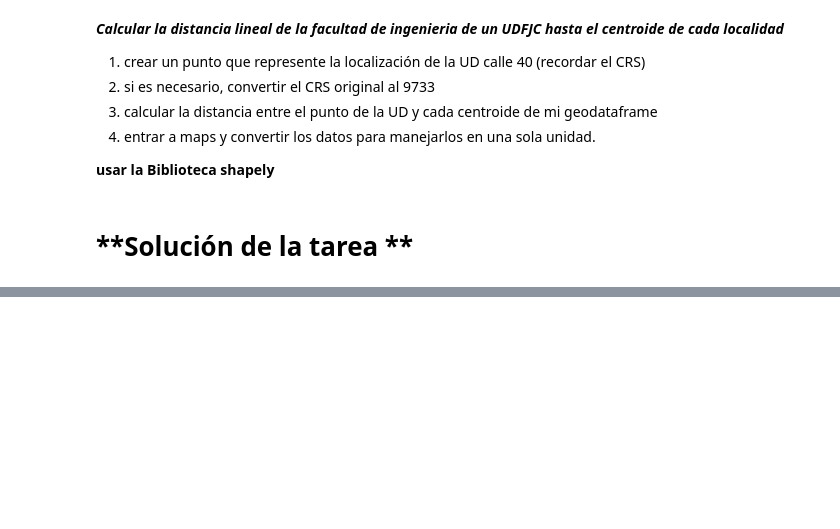
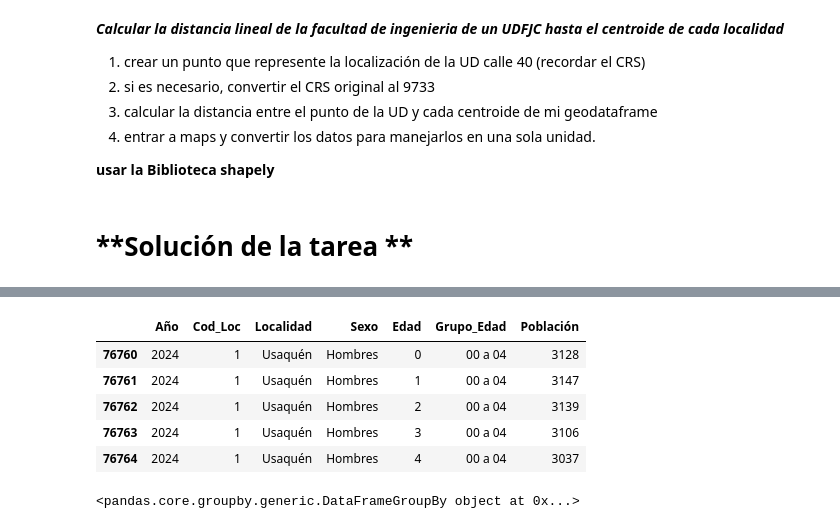
Before and after one commit to sofia3108548001/Pandas, a Jupyter notebook: Geopandas_2024_04_29.ipynb, the cells around one changed output, grey strips where cells are left out. Drawn from its saved outputs; the diff is of its cells as text; code cells hidden in the pictures; blank space fills up the shorter version.

```diff
--- a/Geopandas_2024_04_29.ipynb
+++ b/Geopandas_2024_04_29.ipynb
@@ -187,0 +168,17 @@ mapa_2=gdf_localidades.plot(
+# %%
+#obtener la poblacion para 2024
+poblacion_2024 = poblacion[poblacion["Año"]==2024]
+poblacion_2024.head()
+# %% [output]
+|  | Año | Cod_Loc | Localidad | Sexo | Edad | Grupo_Edad | Población |
+| 76760 | 2024 | 1 | Usaquén | Hombres | 0 | 00 a 04 | 3128 |
+| 76761 | 2024 | 1 | Usaquén | Hombres | 1 | 00 a 04 | 3147 |
+| 76762 | 2024 | 1 | Usaquén | Hombres | 2 | 00 a 04 | 3139 |
+| 76763 | 2024 | 1 | Usaquén | Hombres | 3 | 00 a 04 | 3106 |
+| 76764 | 2024 | 1 | Usaquén | Hombres | 4 | 00 a 04 | 3037 |
+# %%
+#agrupar los datos por localidad
+grupos= poblacion_2024.groupby("Localidad")
+print(grupos)
+# %% [output]
+<pandas.core.groupby.generic.DataFrameGroupBy object at 0x...>
```
Also changed, not shown: parts of 15 cells of this notebook.
